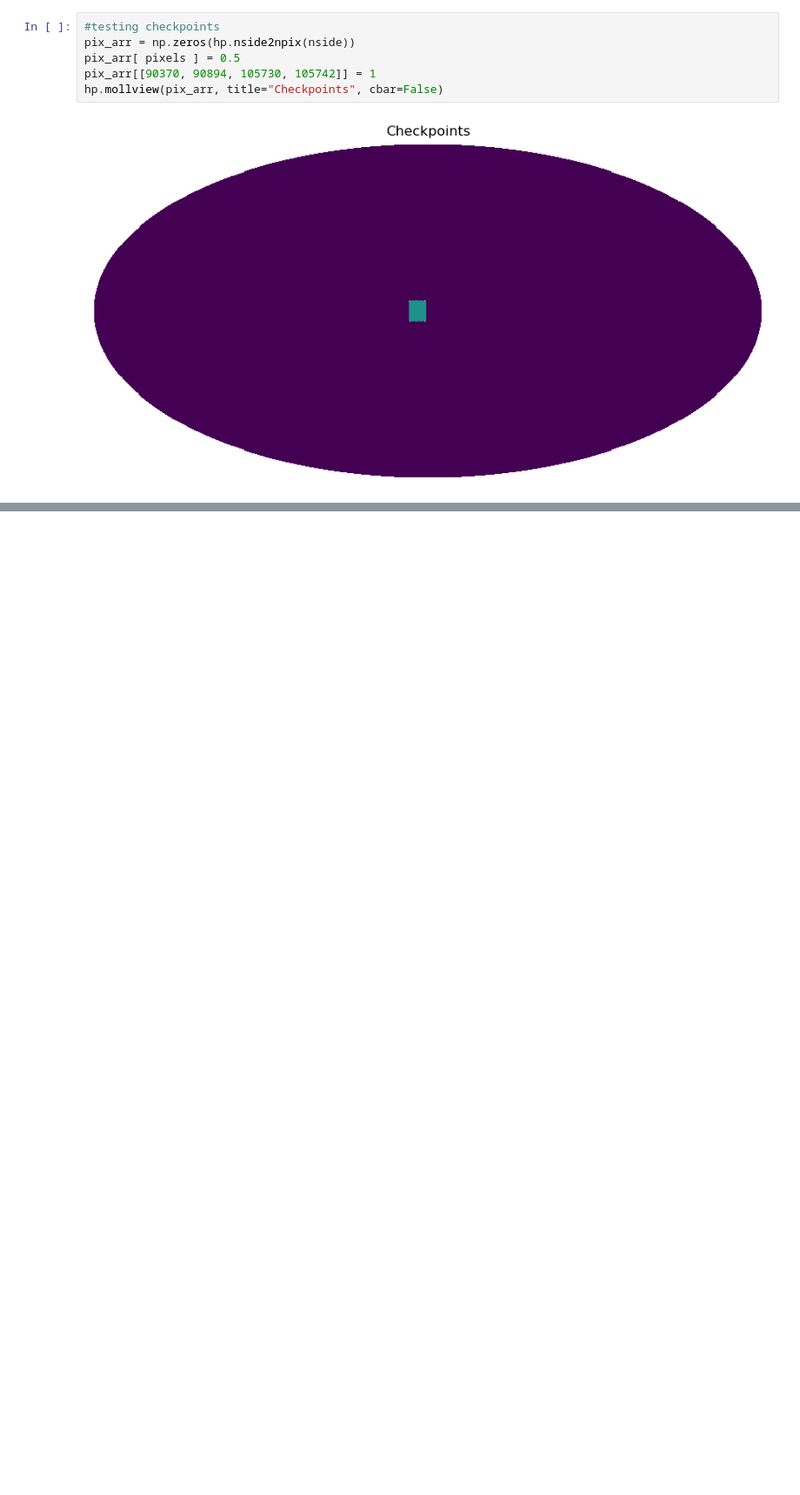
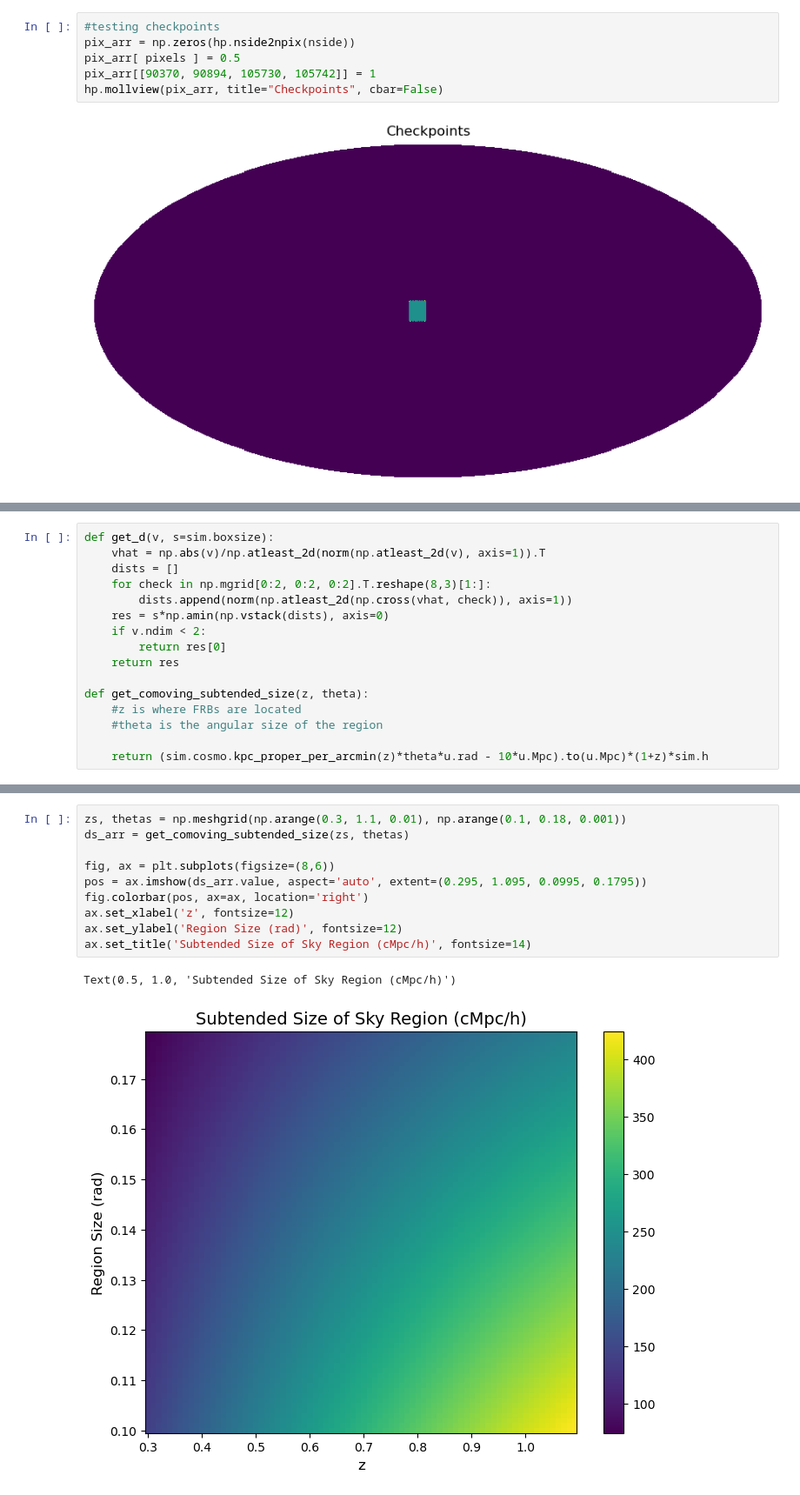
Before and after one commit to aqcheng/illustris_frb, a Jupyter notebook: notebooks/get_good_pixels.ipynb, the cells around one changed output, grey strips where cells are left out. Shown at 87% size. Saved outputs shown, nothing was run; the diff lists cells and outputs as text; blank space fills up the shorter version.

```diff
--- a/notebooks/get_good_pixels.ipynb
+++ b/notebooks/get_good_pixels.ipynb
@@ -259,0 +341,16 @@ hp.mollview(pix_arr, title="Checkpoints", cbar=False)
+# %%
+def get_d(v, s=sim.boxsize):
+    vhat = np.abs(v)/np.atleast_2d(norm(np.atleast_2d(v), axis=1)).T
+    dists = []
+    for check in np.mgrid[0:2, 0:2, 0:2].T.reshape(8,3)[1:]:
+        dists.append(norm(np.atleast_2d(np.cross(vhat, check)), axis=1))
+    res = s*np.amin(np.vstack(dists), axis=0)
+    if v.ndim < 2:
+        return res[0]
+    return res
+
+def get_comoving_subtended_size(z, theta):
+    #z is where FRBs are located
+    #theta is the angular size of the region
+
+    return (sim.cosmo.kpc_proper_per_arcmin(z)*theta*u.rad - 10*u.Mpc).to(u.Mpc)*(1+z)*sim.h
@@ -259,0 +369,13 @@ hp.mollview(pix_arr, title="Checkpoints", cbar=False)
+# %%
+zs, thetas = np.meshgrid(np.arange(0.3, 1.1, 0.01), np.arange(0.1, 0.18, 0.001))
+ds_arr = get_comoving_subtended_size(zs, thetas)
+
+fig, ax = plt.subplots(figsize=(8,6))
+pos = ax.imshow(ds_arr.value, aspect='auto', extent=(0.295, 1.095, 0.0995, 0.1795))
+fig.colorbar(pos, ax=ax, location='right')
+ax.set_xlabel('z', fontsize=12)
+ax.set_ylabel('Region Size (rad)', fontsize=12)
+ax.set_title('Subtended Size of Sky Region (cMpc/h)', fontsize=14)
+# %% [output]
+Text(0.5, 1.0, 'Subtended Size of Sky Region (cMpc/h)')
+[figure, added]
```
Also changed, not shown: parts of 36 cells of this notebook, 2 other files.
